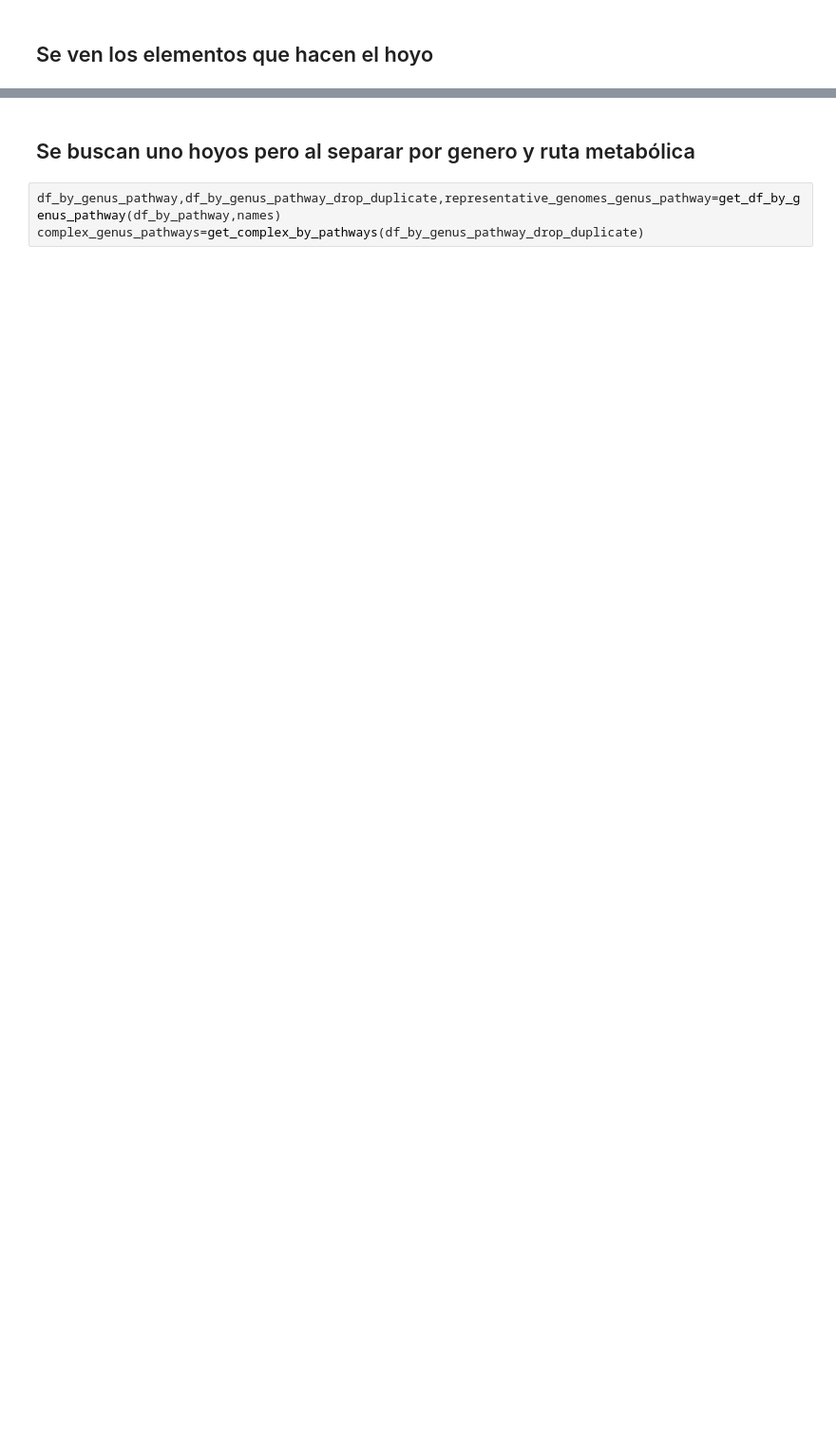
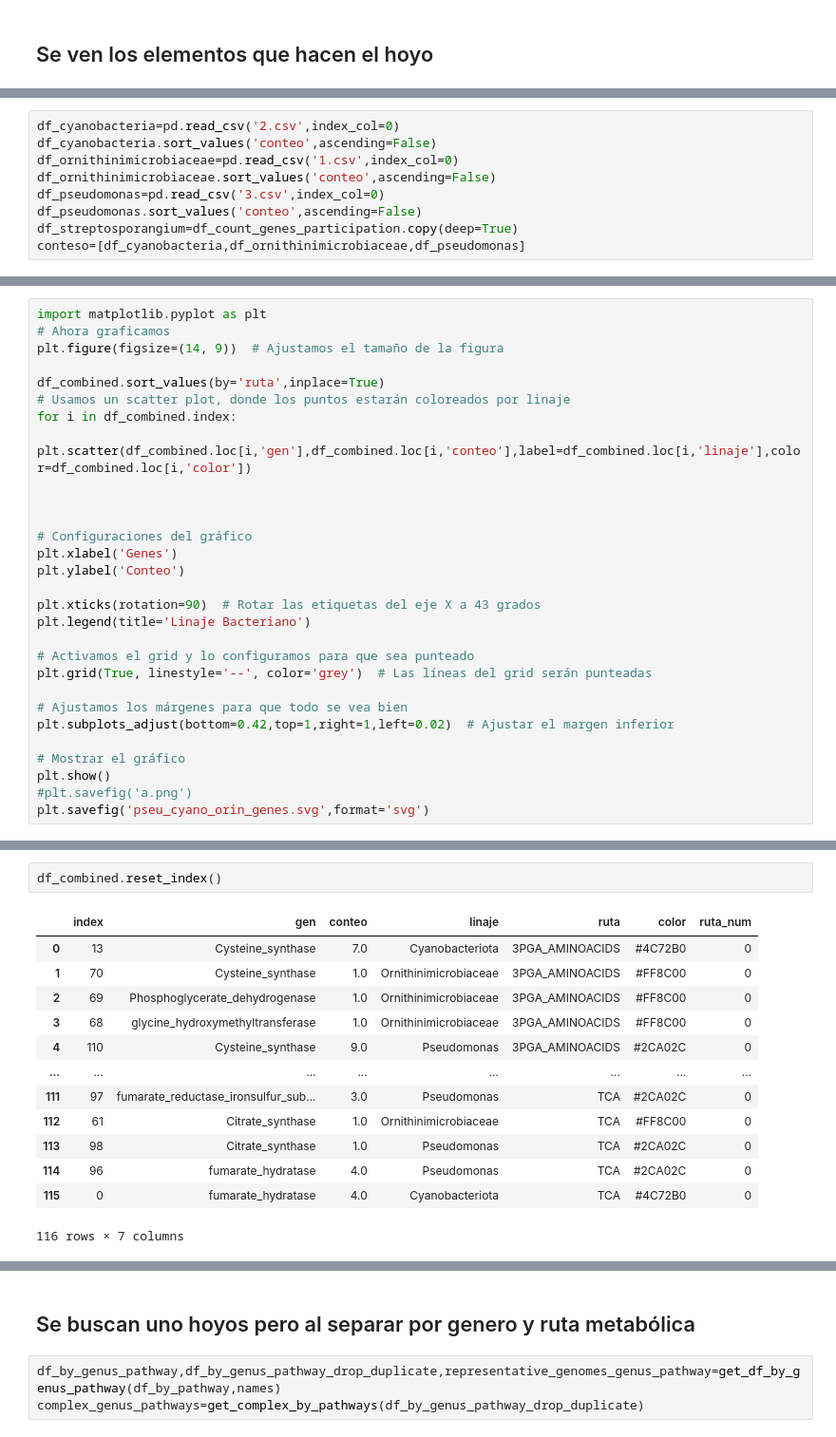
Before and after one commit to FFranciscoEspinosa/Tesis, a Jupyter notebook: Notebook_Strepto.ipynb, the cells around one changed output, grey strips where cells are left out. Shown at 95% size. Drawn from its saved outputs; the diff is of its cells as text; blank space fills up the shorter version.

```diff
--- a/Notebook_Strepto.ipynb
+++ b/Notebook_Strepto.ipynb
@@ -167,0 +493,9 @@ len(df_pathway_make_hole['R5P_AMINOACIDS'][70])
+# %%
+df_cyanobacteria=pd.read_csv('2.csv',index_col=0)
+df_cyanobacteria.sort_values('conteo',ascending=False)
+df_ornithinimicrobiaceae=pd.read_csv('1.csv',index_col=0)
+df_ornithinimicrobiaceae.sort_values('conteo',ascending=False)
+df_pseudomonas=pd.read_csv('3.csv',index_col=0)
+df_pseudomonas.sort_values('conteo',ascending=False)
+df_streptosporangium=df_count_genes_participation.copy(deep=True)
+conteso=[df_cyanobacteria,df_ornithinimicrobiaceae,df_pseudomonas]
@@ -167,0 +572,29 @@ len(df_pathway_make_hole['R5P_AMINOACIDS'][70])
+# %%
+import matplotlib.pyplot as plt
+# Ahora graficamos
+plt.figure(figsize=(14, 9))  # Ajustamos el tamaño de la figura
+
+df_combined.sort_values(by='ruta',inplace=True)
+# Usamos un scatter plot, donde los puntos estarán coloreados por linaje
+for i in df_combined.index:
+    plt.scatter(df_combined.loc[i,'gen'],df_combined.loc[i,'conteo'],label=df_combined.loc[i,'linaje'],color=df_combined.loc[i,'color'])
+
+
+
+# Configuraciones del gráfico
+plt.xlabel('Genes')
+plt.ylabel('Conteo')
+
+plt.xticks(rotation=90)  # Rotar las etiquetas del eje X a 43 grados
+plt.legend(title='Linaje Bacteriano')
+
+# Activamos el grid y lo configuramos para que sea punteado
+plt.grid(True, linestyle='--', color='grey')  # Las líneas del grid serán punteadas
+
+# Ajustamos los márgenes para que todo se vea bien
+plt.subplots_adjust(bottom=0.42,top=1,right=1,left=0.02)  # Ajustar el margen inferior
+
+# Mostrar el gráfico
+plt.show()
+#plt.savefig('a.png')
+plt.savefig('pseu_cyano_orin_genes.svg',format='svg')
@@ -167,0 +897,16 @@ len(df_pathway_make_hole['R5P_AMINOACIDS'][70])
+# %%
+df_combined.reset_index()
+# %% [output]
+|  | index | gen | conteo | linaje | ruta | color | ruta_num |
+| 0 | 13 | Cysteine_synthase | 7.0 | Cyanobacteriota | 3PGA_AMINOACIDS | #4C72B0 | 0 |
+| 1 | 70 | Cysteine_synthase | 1.0 | Ornithinimicrobiaceae | 3PGA_AMINOACIDS | #FF8C00 | 0 |
+| 2 | 69 | Phosphoglycerate_dehydrogenase | 1.0 | Ornithinimicrobiaceae | 3PGA_AMINOACIDS | #FF8C00 | 0 |
+| 3 | 68 | glycine_hydroxymethyltransferase | 1.0 | Ornithinimicrobiaceae | 3PGA_AMINOACIDS | #FF8C00 | 0 |
+| 4 | 110 | Cysteine_synthase | 9.0 | Pseudomonas | 3PGA_AMINOACIDS | #2CA02C | 0 |
+| ... | ... | ... | ... | ... | ... | ... | ... |
+| 111 | 97 | fumarate_reductase_ironsulfur_sub... | 3.0 | Pseudomonas | TCA | #2CA02C | 0 |
+| 112 | 61 | Citrate_synthase | 1.0 | Ornithinimicrobiaceae | TCA | #FF8C00 | 0 |
+| 113 | 98 | Citrate_synthase | 1.0 | Pseudomonas | TCA | #2CA02C | 0 |
+| 114 | 96 | fumarate_hydratase | 4.0 | Pseudomonas | TCA | #2CA02C | 0 |
+| 115 | 0 | fumarate_hydratase | 4.0 | Cyanobacteriota | TCA | #4C72B0 | 0 |
+116 rows × 7 columns
```
Also changed, not shown: parts of 106 cells of this notebook, 28 other files.
